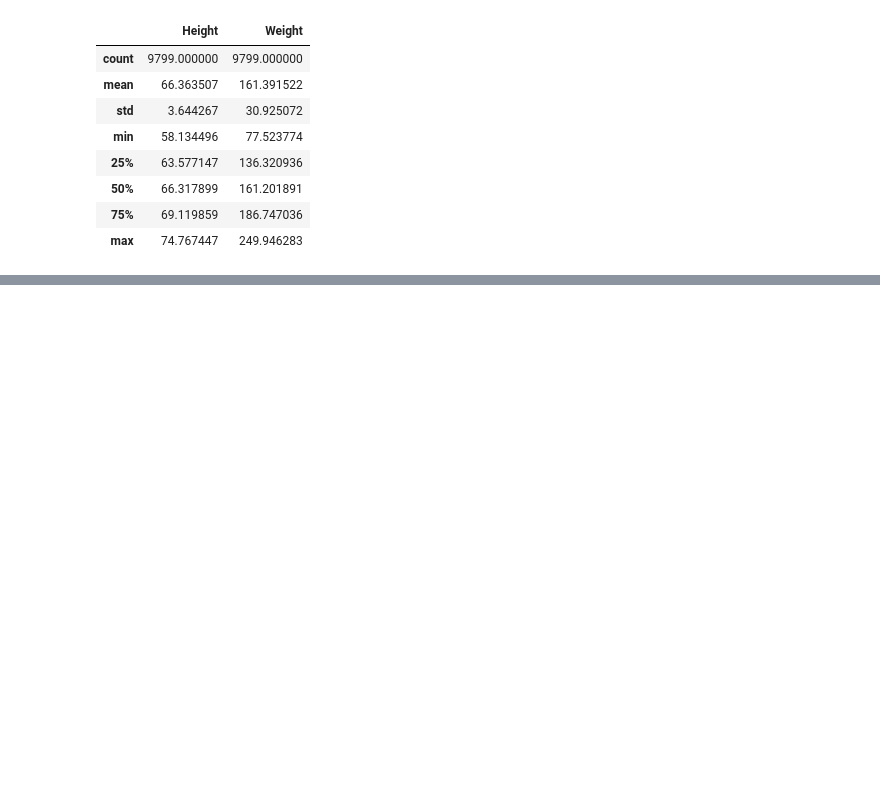
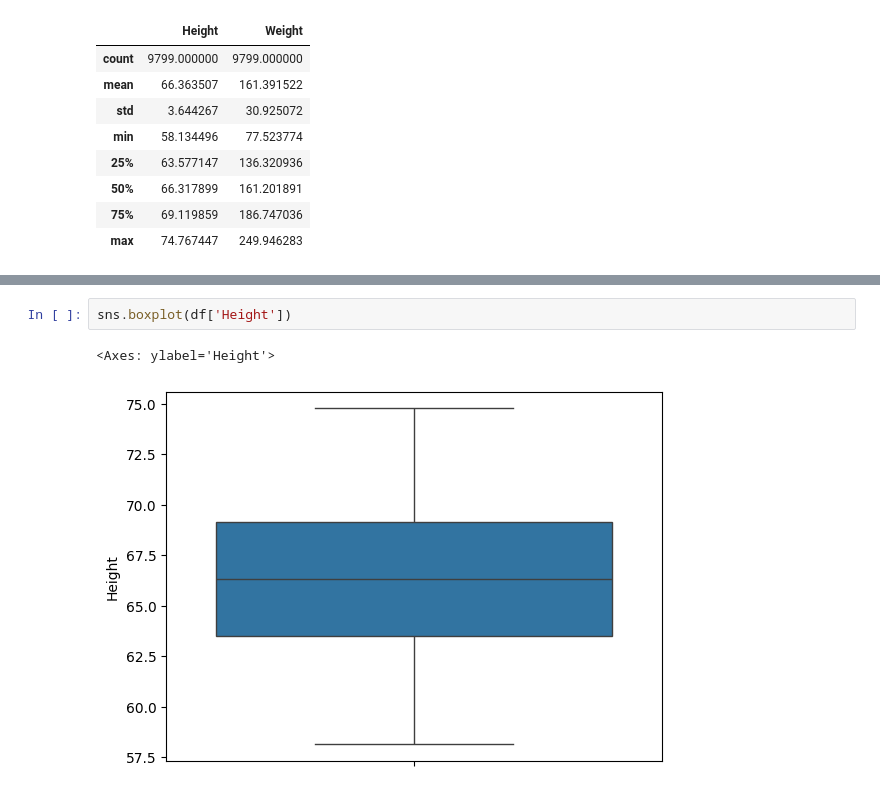
Before and after one commit to SiD10PANDEY/Simple-Linear-Reg, a Jupyter notebook: outlierusingpercentile.ipynb, the cells around one changed output, grey strips where cells are left out. Drawn from its saved outputs; the diff is of its cells as text; blank space fills up the shorter version.

```diff
--- a/outlierusingpercentile.ipynb
+++ b/outlierusingpercentile.ipynb
@@ -79,0 +162,5 @@ new_df.describe()
+# %%
+sns.boxplot(df['Height'])
+# %% [output]
+<Axes: ylabel='Height'>
+[figure, added]
```
Also changed, not shown: parts of 8 cells of this notebook.
